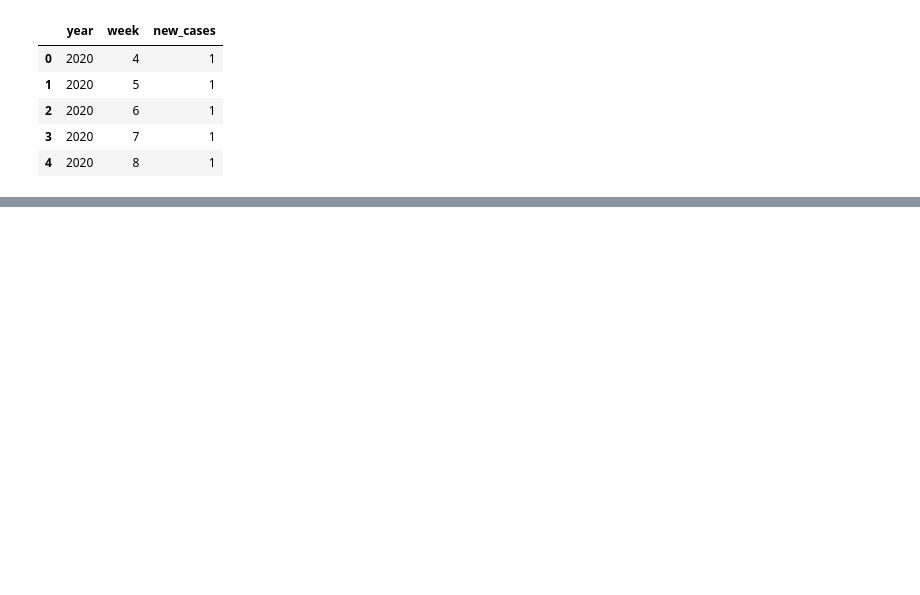
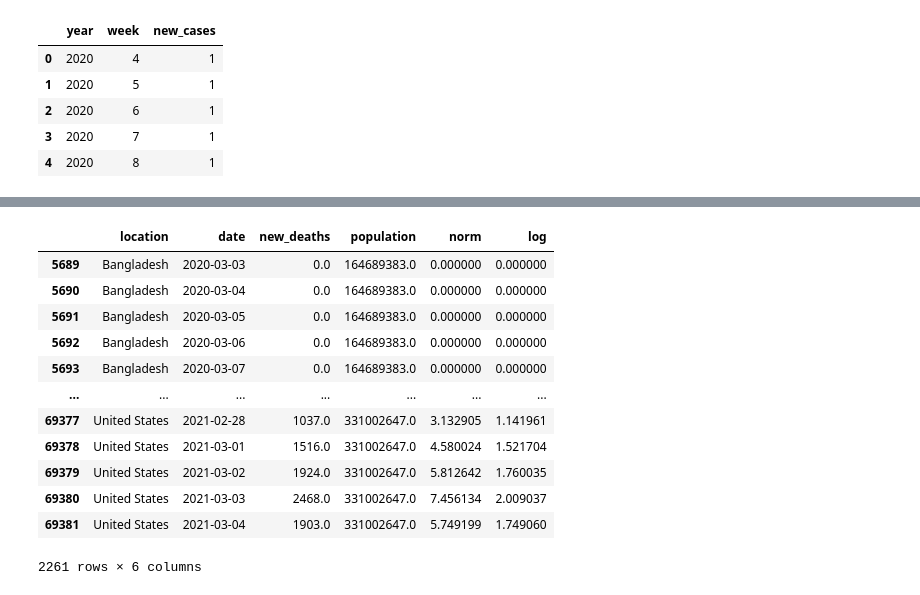
Before and after one commit to UNCG-CSE/SP-21_COVID-Team_4, a Jupyter notebook: src/team/stage_II/stage_II.ipynb, the cells around one changed output, grey strips where cells are left out. Saved outputs shown, nothing was run; the diff lists cells and outputs as text; code cells hidden in the pictures; blank space fills up the shorter version.

```diff
--- a/src/team/stage_II/stage_II.ipynb
+++ b/src/team/stage_II/stage_II.ipynb
@@ -55,0 +116,20 @@ weekly_data.head()
+# %%
+all_deaths['norm']=(all_deaths.new_deaths/all_deaths.population)*1000000
+# %%
+all_deaths['log'] = np.log(all_deaths['norm']).replace(-np.inf,0)
+# %%
+all_deaths
+# %% [output]
+|  | location | date | new_deaths | population | norm | log |
+| 5689 | Bangladesh | 2020-03-03 | 0.0 | 164689383.0 | 0.000000 | 0.000000 |
+| 5690 | Bangladesh | 2020-03-04 | 0.0 | 164689383.0 | 0.000000 | 0.000000 |
+| 5691 | Bangladesh | 2020-03-05 | 0.0 | 164689383.0 | 0.000000 | 0.000000 |
+| 5692 | Bangladesh | 2020-03-06 | 0.0 | 164689383.0 | 0.000000 | 0.000000 |
+| 5693 | Bangladesh | 2020-03-07 | 0.0 | 164689383.0 | 0.000000 | 0.000000 |
+| ... | ... | ... | ... | ... | ... | ... |
+| 69377 | United States | 2021-02-28 | 1037.0 | 331002647.0 | 3.132905 | 1.141961 |
+| 69378 | United States | 2021-03-01 | 1516.0 | 331002647.0 | 4.580024 | 1.521704 |
+| 69379 | United States | 2021-03-02 | 1924.0 | 331002647.0 | 5.812642 | 1.760035 |
+| 69380 | United States | 2021-03-03 | 2468.0 | 331002647.0 | 7.456134 | 2.009037 |
+| 69381 | United States | 2021-03-04 | 1903.0 | 331002647.0 | 5.749199 | 1.749060 |
+2261 rows × 6 columns
```
Also changed, not shown: parts of 13 cells of this notebook.
